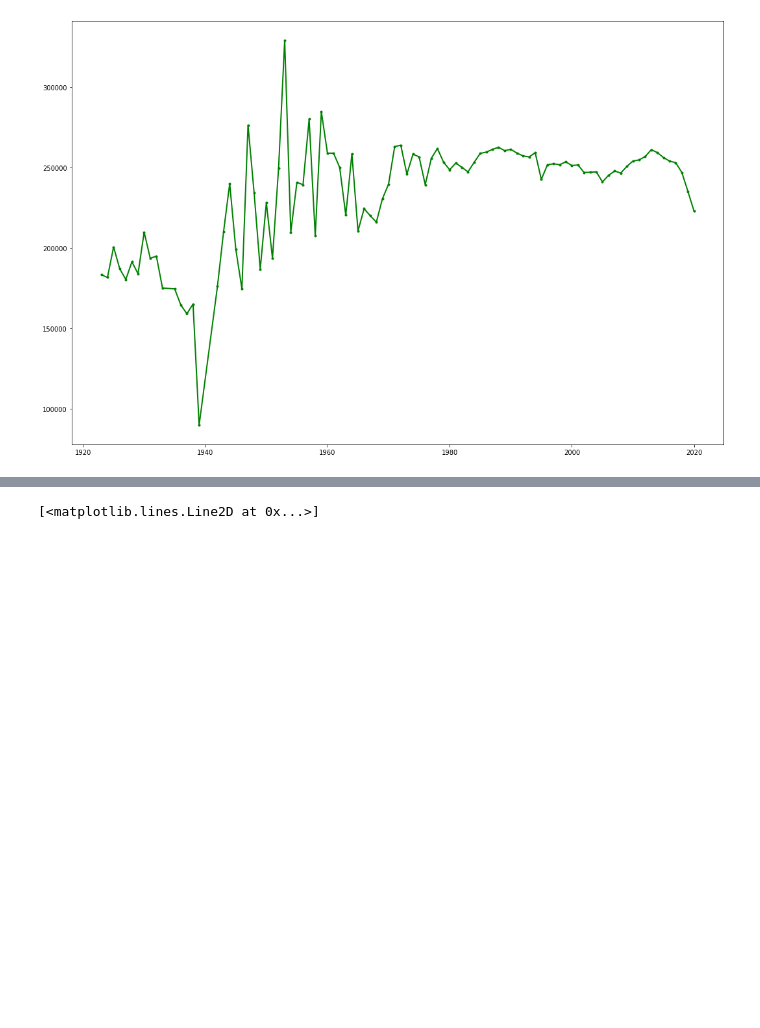
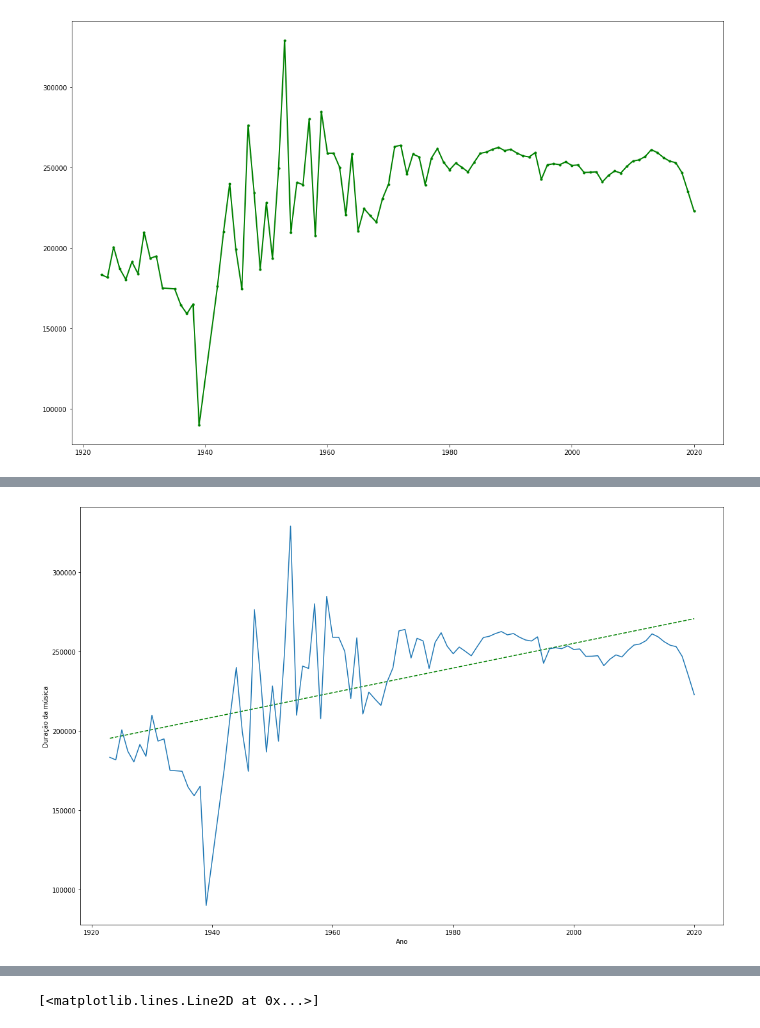
Before and after one commit to andrepalhares/msi2, a Jupyter notebook: 1 - Análise exploratória dos dados.ipynb, the cells around one changed output, grey strips where cells are left out. Cells and saved outputs as stored; diff of their text form; code cells hidden in the pictures; blank space fills up the shorter version.

```diff
--- a/1 - Análise exploratória dos dados.ipynb
+++ b/1 - Análise exploratória dos dados.ipynb
@@ -65,0 +83,11 @@ plt.plot('year', 'duration_ms', data=duration_ms, marker='.', color='green', lin
+# %%
+z = np.polyfit(duration_ms['year'], duration_ms['duration_ms'], 1)
+p = np.poly1d(z)
+plt.plot(duration_ms['year'],p(duration_ms['year']),"g--")
+plt.plot(duration_ms['year'], duration_ms['duration_ms'])
+
+plt.xlabel("Ano")
+plt.ylabel("Duração da música")
+plt.show()
+# %% [output]
+[figure, added]
```
Also changed, not shown: parts of 10 cells of this notebook.
